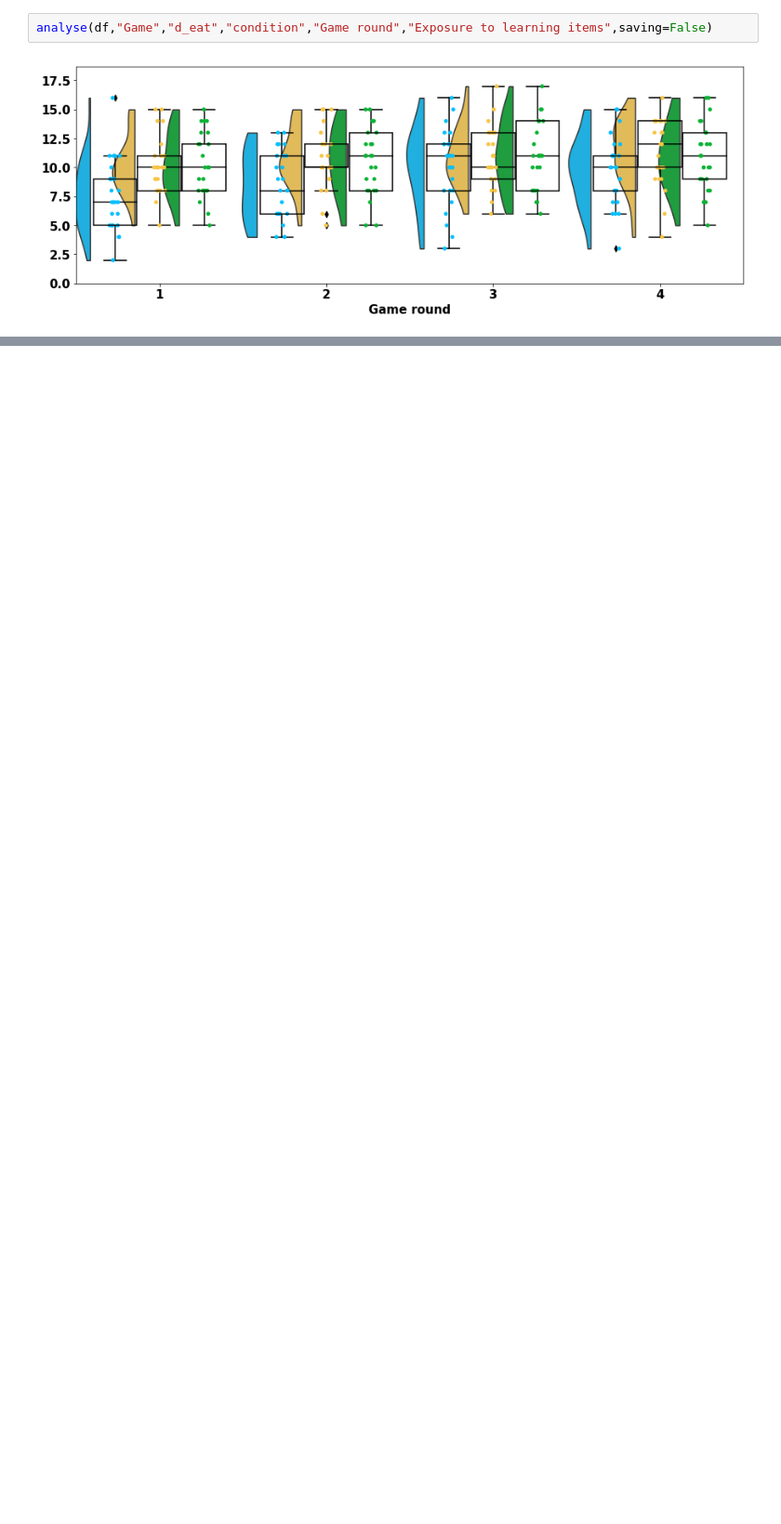
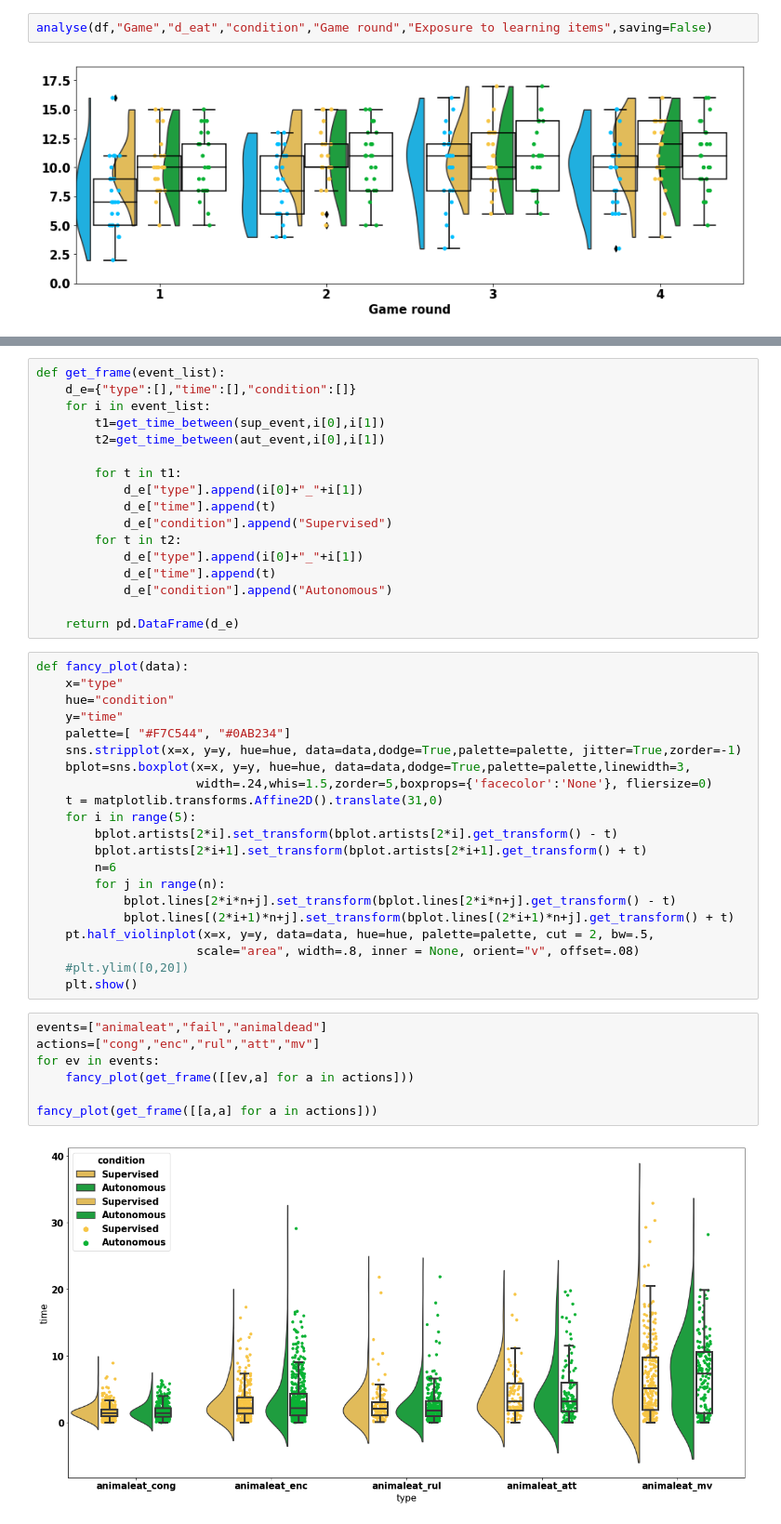
Before and after one commit to emmanuel-senft/data-foodchain, a Jupyter notebook: analyse.ipynb, the cells around one changed output, grey strips where cells are left out. Shown at 93% size. Saved outputs shown, nothing was run; the diff lists cells and outputs as text; blank space fills up the shorter version.

```diff
--- a/analyse.ipynb
+++ b/analyse.ipynb
@@ -480,0 +600,47 @@ analyse(df,"Game","d_eat","condition","Game round","Exposure to learning items",
+# %%
+def get_frame(event_list):
+    d_e={"type":[],"time":[],"condition":[]}
+    for i in event_list:
+        t1=get_time_between(sup_event,i[0],i[1])
+        t2=get_time_between(aut_event,i[0],i[1])
+
+        for t in t1:
+            d_e["type"].append(i[0]+"_"+i[1])
+            d_e["time"].append(t)
+            d_e["condition"].append("Supervised")
+        for t in t2:
+            d_e["type"].append(i[0]+"_"+i[1])
+            d_e["time"].append(t)
+            d_e["condition"].append("Autonomous")
+
+    return pd.DataFrame(d_e)
+# %%
+def fancy_plot(data):
+    x="type"
+    hue="condition"
+    y="time"
+    palette=[ "#F7C544", "#0AB234"]
+    sns.stripplot(x=x, y=y, hue=hue, data=data,dodge=True,palette=palette, jitter=True,zorder=-1)
+    bplot=sns.boxplot(x=x, y=y, hue=hue, data=data,dodge=True,palette=palette,linewidth=3,
+                      width=.24,whis=1.5,zorder=5,boxprops={'facecolor':'None'}, fliersize=0)
+    t = matplotlib.transforms.Affine2D().translate(31,0)
+    for i in range(5):
+        bplot.artists[2*i].set_transform(bplot.artists[2*i].get_transform() - t)
+        bplot.artists[2*i+1].set_transform(bplot.artists[2*i+1].get_transform() + t)
+        n=6
+        for j in range(n):
+            bplot.lines[2*i*n+j].set_transform(bplot.lines[2*i*n+j].get_transform() - t)
+            bplot.lines[(2*i+1)*n+j].set_transform(bplot.lines[(2*i+1)*n+j].get_transform() + t)
+    pt.half_violinplot(x=x, y=y, data=data, hue=hue, palette=palette, cut = 2, bw=.5,
+                      scale="area", width=.8, inner = None, orient="v", offset=.08)
+    #plt.ylim([0,20])
+    plt.show()
+# %%
+events=["animaleat","fail","animaldead"]
+actions=["cong","enc","rul","att","mv"]
+for ev in events:
+    fancy_plot(get_frame([[ev,a] for a in actions]))
+
+fancy_plot(get_frame([[a,a] for a in actions]))
+# %% [output]
+[figure, added]
```
Also changed, not shown: parts of 7 cells of this notebook, 3 other files.
